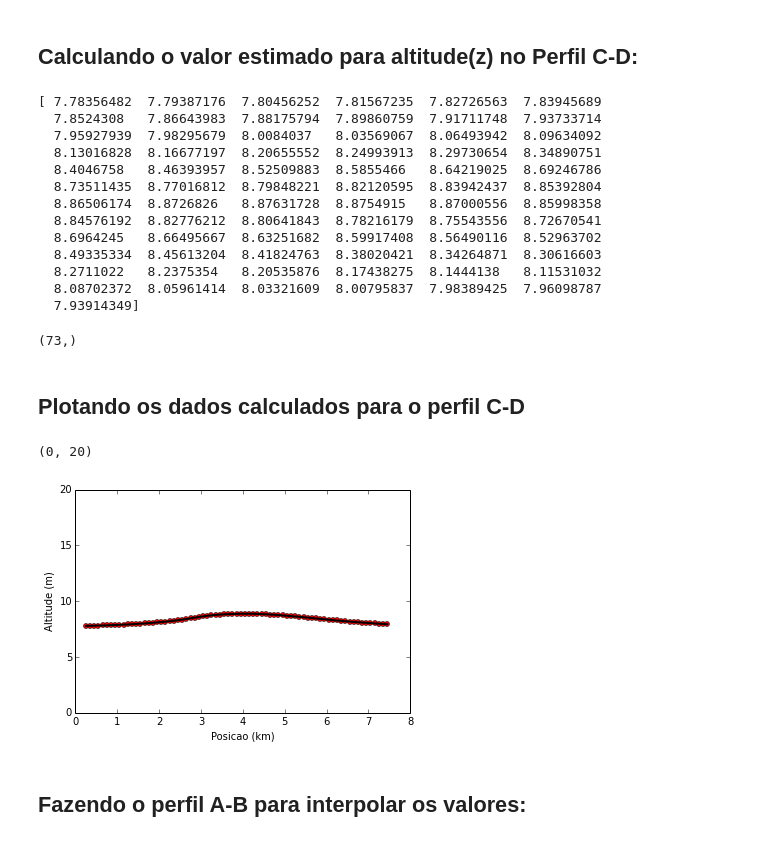
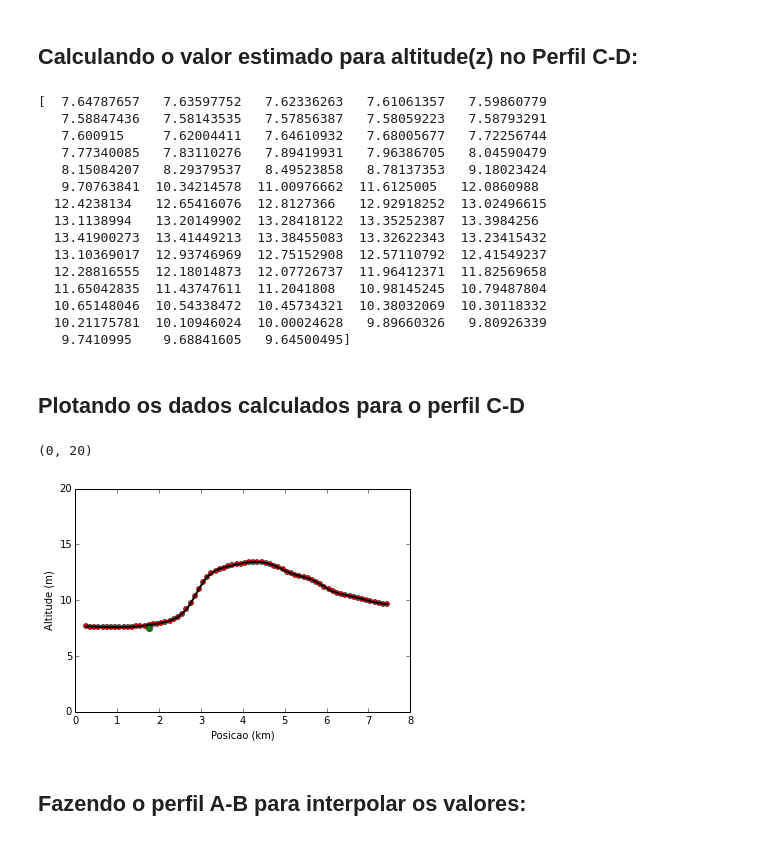
Before and after one commit to dIOGOLOC/exercicios_mestrado, a Jupyter notebook: metodos_computacionais/interpolacao_ponderada.ipynb, the cells around one changed output. Cells and saved outputs as stored; diff of their text form; code cells hidden in the pictures.

```diff
--- a/metodos_computacionais/interpolacao_ponderada.ipynb
+++ b/metodos_computacionais/interpolacao_ponderada.ipynb
@@ -54,7 +50,7 @@ print(len(y))
 # %% [markdown]
 <h2>Número da Potência:</h2>
 # %%
-p=1
+p=4
 # %% [markdown]
 <h2>Plotando a malha de dados de altitude e os perfis A-B e C-D</h2>
 # %%
@@ -112,6 +111,8 @@ interpolCD = np.empty_like(xcd)
 dist = np.empty_like(x)
 nominator = 0
 denominator = 0
+
+
 for j in xrange(0,len(xcd)):
     for i in xrange(0,len(x)):
         dist[i] = np.sqrt((xcd[j]-x[i])**2+(ycd-y[i])**2)
@@ -120,34 +121,33 @@ for j in xrange(0,len(xcd)):
     interpolCD[j] = nominator/denominator
 print(interpolCD)
 # %% [output]
-[ 7.78356482  7.79387176  7.80456252  7.81567235  7.82726563  7.83945689
-  7.8524308   7.86643983  7.88175794  7.89860759  7.91711748  7.93733714
-  7.95927939  7.98295679  8.0084037   8.03569067  8.06493942  8.09634092
-  8.13016828  8.16677197  8.20655552  8.24993913  8.29730654  8.34890751
-  8.4046758   8.46393957  8.52509883  8.5855466   8.64219025  8.69246786
-  8.73511435  8.77016812  8.79848221  8.82120595  8.83942437  8.85392804
-  8.86506174  8.8726826   8.87631728  8.8754915   8.87000556  8.85998358
-  8.84576192  8.82776212  8.80641843  8.78216179  8.75543556  8.72670541
-  8.6964245   8.66495667  8.63251682  8.59917408  8.56490116  8.52963702
-  8.49335334  8.45613204  8.41824763  8.38020421  8.34264871  8.30616603
-  8.2711022   8.2375354   8.20535876  8.17438275  8.1444138   8.11531032
-  8.08702372  8.05961414  8.03321609  8.00795837  7.98389425  7.96098787
-  7.93914349]
+[  7.64787657   7.63597752   7.62336263   7.61061357   7.59860779
+   7.58847436   7.58143535   7.57856387   7.58059223   7.58793291
+   7.600915     7.62004411   7.64610932   7.68005677   7.72256744
+   7.77340085   7.83110276   7.89419931   7.96386705   8.04590479
+   8.15084207   8.29379537   8.49523858   8.78137353   9.18023424
+   9.70763841  10.34214578  11.00976662  11.6125005   12.0860988
+  12.4238134   12.65416076  12.8127366   12.92918252  13.02496615
+  13.1138994   13.20149902  13.28418122  13.35252387  13.3984256
+  13.41900273  13.41449213  13.38455083  13.32622343  13.23415432
+  13.10369017  12.93746969  12.75152908  12.57110792  12.41549237
+  12.28816555  12.18014873  12.07726737  11.96412371  11.82569658
+  11.65042835  11.43747611  11.2041808   10.98145245  10.79487804
+  10.65148046  10.54338472  10.45734321  10.38032069  10.30118332
+  10.21175781  10.10946024  10.00024628   9.89660326   9.80926339
+   9.7410995    9.68841605   9.64500495]
-# %%
-print(shape(interpolCD))
-# %% [output]
-(73,)
 # %% [markdown]
 <h2>Plotando os dados calculados para o perfil C-D</h2>
 # %%
 plt.plot(xcd,interpolCD,'or',xcd,interpolCD,'k',lw=2,markersize=5)
 plt.xlabel('Posicao (km)')
 plt.ylabel('Altitude (m)')
+plt.plot(1.75,7.5,'og')
 plt.xlim(0,8)
 plt.ylim(0,20)
 # %% [output]
 (0, 20)
-[figure, old version]
+[figure, new version]
 # %% [markdown]
 <h2>Fazendo o perfil A-B para interpolar os valores:</h2>
 # %%
```
Also changed, not shown: parts of 4 cells of this notebook.
